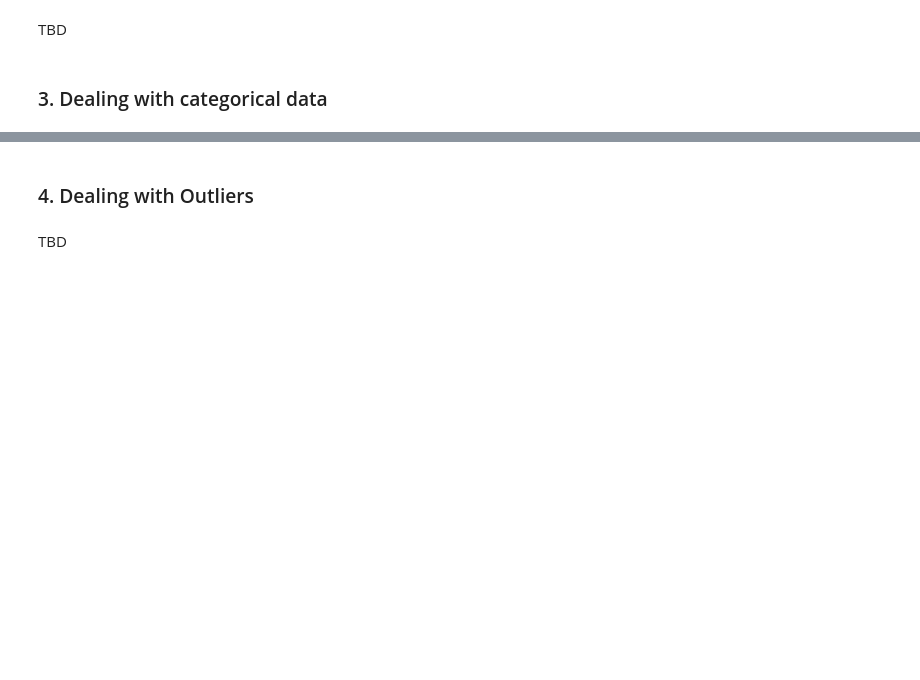
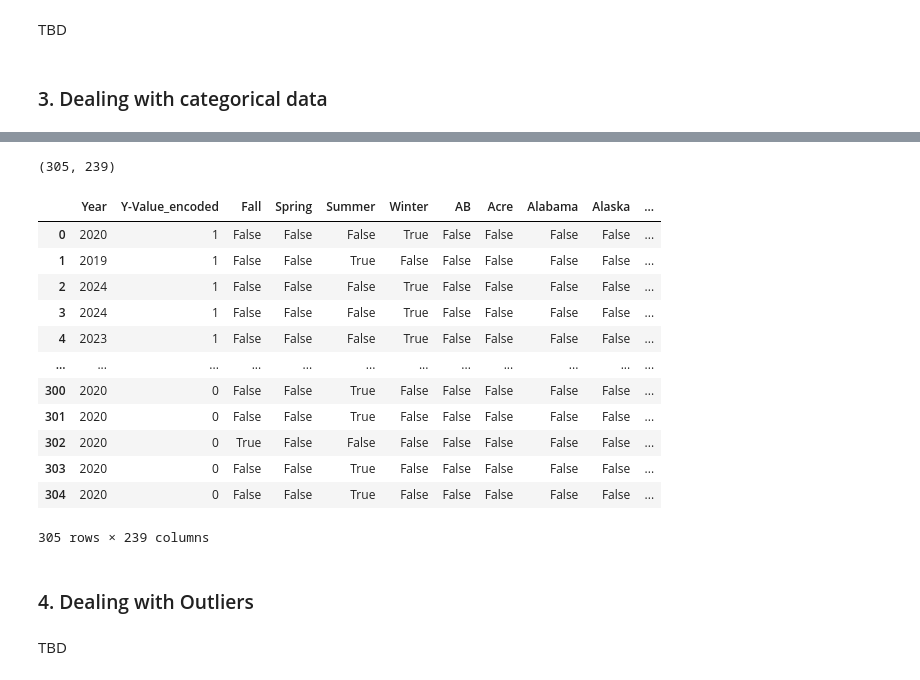
Before and after one commit to soumya-khanna/Wildfire-Prediction-Model, a Jupyter notebook: model.ipynb, the cells around one changed output, grey strips where cells are left out. Saved outputs shown, nothing was run; the diff lists cells and outputs as text; code cells hidden in the pictures; blank space fills up the shorter version.

```diff
--- a/model.ipynb
+++ b/model.ipynb
@@ -268,3 +267,48 @@ Name: count, Length: 110, dtype: int64
+# %%
+def str_to_list(x):
+    test = ''
+    if type(x) == type(test):
+        values = x.replace(',','').replace('[','').replace(']','').split(' ')
+        values = list(filter(None, values))
+    else:
+        values = x
+    # Remove empty strings
+    l = [float(val) for val in values]
+    return l
+
+def arr_to_intlist(x):
+    l = [int(val) for val in x]
+    return l
+
+list_columns = numerical_vector_column_labels
+
+# First split numerical columns
+for col in list_columns:
+    if (df[col].dtype == 'object'):
+        df[col] = df[col].apply(str_to_list if col != 'Condition' else arr_to_intlist)
+
+    new_columns = [col + str(x) for x in range(12)]
+    added_cols = added_cols + new_columns
+    coded_df[new_columns] = pd.DataFrame(coded_df[col].tolist(), columns=new_columns)
+    coded_df = coded_df.drop([col], axis=1)
+
+print(coded_df.shape)
+coded_df
+# %% [output]
+(305, 239)
+|  | Year | Y-Value_encoded | Fall | Spring | Summer | Winter | AB | Acre | Alabama | Alaska | ... |
+| 0 | 2020 | 1 | False | False | False | True | False | False | False | False | ... |
+| 1 | 2019 | 1 | False | False | True | False | False | False | False | False | ... |
+| 2 | 2024 | 1 | False | False | False | True | False | False | False | False | ... |
+| 3 | 2024 | 1 | False | False | False | True | False | False | False | False | ... |
+| 4 | 2023 | 1 | False | False | False | True | False | False | False | False | ... |
+| ... | ... | ... | ... | ... | ... | ... | ... | ... | ... | ... | ... |
+| 300 | 2020 | 0 | False | False | True | False | False | False | False | False | ... |
+| 301 | 2020 | 0 | False | False | True | False | False | False | False | False | ... |
+| 302 | 2020 | 0 | True | False | False | False | False | False | False | False | ... |
+| 303 | 2020 | 0 | False | False | True | False | False | False | False | False | ... |
+| 304 | 2020 | 0 | False | False | True | False | False | False | False | False | ... |
+305 rows × 239 columns
 # %% [markdown]
 ### 4. Dealing with Outliers
 # %% [markdown]
```
Also changed, not shown: parts of 12 cells of this notebook.
